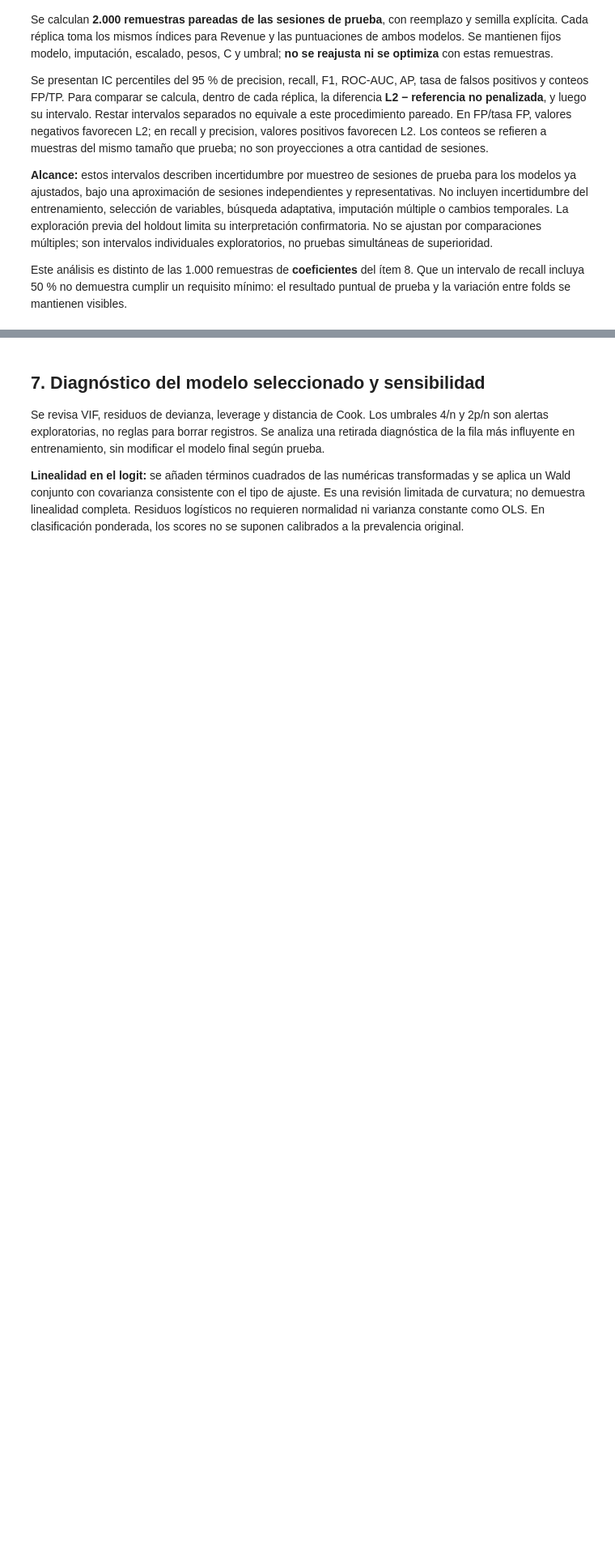
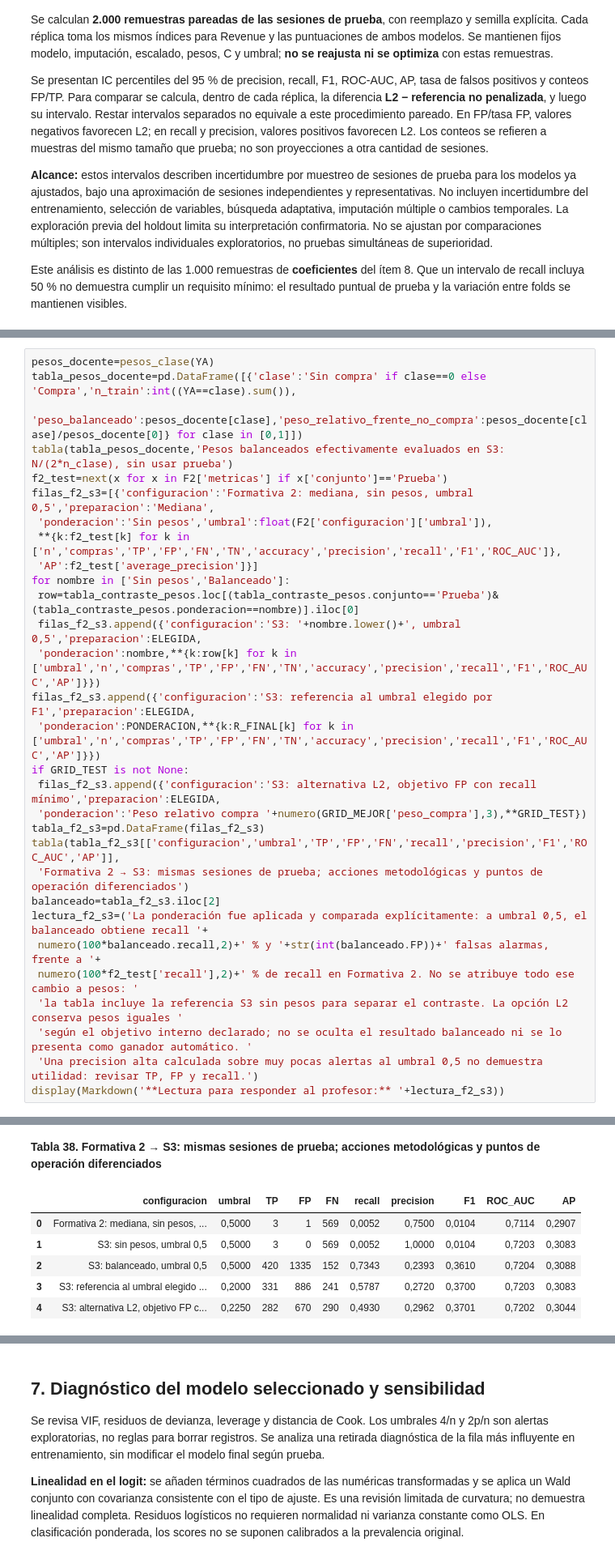
Before and after one commit to RenzoVilchez02/proyectoGrupo2, a Jupyter notebook: S3/Modelamiento_Integrado.ipynb, the cells around one changed output, grey strips where cells are left out. Shown at 81% size. Saved outputs shown, nothing was run; the diff lists cells and outputs as text; blank space fills up the shorter version.

```diff
--- a/S3/Modelamiento_Integrado.ipynb
+++ b/S3/Modelamiento_Integrado.ipynb
@@ -1395,0 +1514,31 @@ if GRID_MEJOR is not None:
+# %%
+pesos_docente=pesos_clase(YA)
+tabla_pesos_docente=pd.DataFrame([{'clase':'Sin compra' if clase==0 else 'Compra','n_train':int((YA==clase).sum()),
+ 'peso_balanceado':pesos_docente[clase],'peso_relativo_frente_no_compra':pesos_docente[clase]/pesos_docente[0]} for clase in [0,1]])
+tabla(tabla_pesos_docente,'Pesos balanceados efectivamente evaluados en S3: N/(2*n_clase), sin usar prueba')
+f2_test=next(x for x in F2['metricas'] if x['conjunto']=='Prueba')
+filas_f2_s3=[{'configuracion':'Formativa 2: mediana, sin pesos, umbral 0,5','preparacion':'Mediana',
+ 'ponderacion':'Sin pesos','umbral':float(F2['configuracion']['umbral']),
+ **{k:f2_test[k] for k in ['n','compras','TP','FP','FN','TN','accuracy','precision','recall','F1','ROC_AUC']},
+ 'AP':f2_test['average_precision']}]
+for nombre in ['Sin pesos','Balanceado']:
+ row=tabla_contraste_pesos.loc[(tabla_contraste_pesos.conjunto=='Prueba')&(tabla_contraste_pesos.ponderacion==nombre)].iloc[0]
+ filas_f2_s3.append({'configuracion':'S3: '+nombre.lower()+', umbral 0,5','preparacion':ELEGIDA,
+ 'ponderacion':nombre,**{k:row[k] for k in ['umbral','n','compras','TP','FP','FN','TN','accuracy','precision','recall','F1','ROC_AUC','AP']}})
+filas_f2_s3.append({'configuracion':'S3: referencia al umbral elegido por F1','preparacion':ELEGIDA,
+ 'ponderacion':PONDERACION,**{k:R_FINAL[k] for k in ['umbral','n','compras','TP','FP','FN','TN','accuracy','precision','recall','F1','ROC_AUC','AP']}})
+if GRID_TEST is not None:
+ filas_f2_s3.append({'configuracion':'S3: alternativa L2, objetivo FP con recall mínimo','preparacion':ELEGIDA,
+ 'ponderacion':'Peso relativo compra '+numero(GRID_MEJOR['peso_compra'],3),**GRID_TEST})
+tabla_f2_s3=pd.DataFrame(filas_f2_s3)
+tabla(tabla_f2_s3[['configuracion','umbral','TP','FP','FN','recall','precision','F1','ROC_AUC','AP']],
+ 'Formativa 2 → S3: mismas sesiones de prueba; acciones metodológicas y puntos de operación diferenciados')
+balanceado=tabla_f2_s3.iloc[2]
+lectura_f2_s3=('La ponderación fue aplicada y comparada explícitamente: a umbral 0,5, el balanceado obtiene recall '+
+ numero(100*balanceado.recall,2)+' % y '+str(int(balanceado.FP))+' falsas alarmas, frente a '+
+ numero(100*f2_test['recall'],2)+' % de recall en Formativa 2. No se atribuye todo ese cambio a pesos: '
+ 'la tabla incluye la referencia S3 sin pesos para separar el contraste. La opción L2 conserva pesos iguales '
+ 'según el objetivo interno declarado; no se oculta el resultado balanceado ni se lo presenta como ganador automático. '
+ 'Una precision alta calculada sobre muy pocas alertas al umbral 0,5 no demuestra utilidad: revisar TP, FP y recall.')
+display(Markdown('**Lectura para responder al profesor:** '+lectura_f2_s3))
+# %% [output]
@@ -1395,0 +1549,7 @@ if GRID_MEJOR is not None:
+**Tabla 38. Formativa 2 → S3: mismas sesiones de prueba; acciones metodológicas y puntos de operación diferenciados**
+|  | configuracion | umbral | TP | FP | FN | recall | precision | F1 | ROC_AUC | AP |
+| 0 | Formativa 2: mediana, sin pesos, ... | 0,5000 | 3 | 1 | 569 | 0,0052 | 0,7500 | 0,0104 | 0,7114 | 0,2907 |
+| 1 | S3: sin pesos, umbral 0,5 | 0,5000 | 3 | 0 | 569 | 0,0052 | 1,0000 | 0,0104 | 0,7203 | 0,3083 |
+| 2 | S3: balanceado, umbral 0,5 | 0,5000 | 420 | 1335 | 152 | 0,7343 | 0,2393 | 0,3610 | 0,7204 | 0,3088 |
+| 3 | S3: referencia al umbral elegido ... | 0,2000 | 331 | 886 | 241 | 0,5787 | 0,2720 | 0,3700 | 0,7203 | 0,3083 |
+| 4 | S3: alternativa L2, objetivo FP c... | 0,2250 | 282 | 670 | 290 | 0,4930 | 0,2962 | 0,3701 | 0,7202 | 0,3044 |
```
Also changed, not shown: parts of 19 cells of this notebook, 2 other files.
